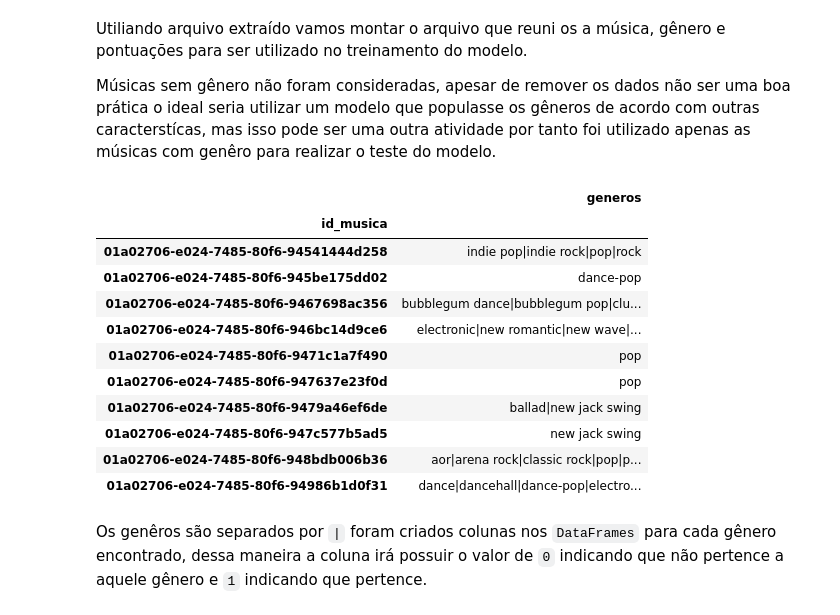
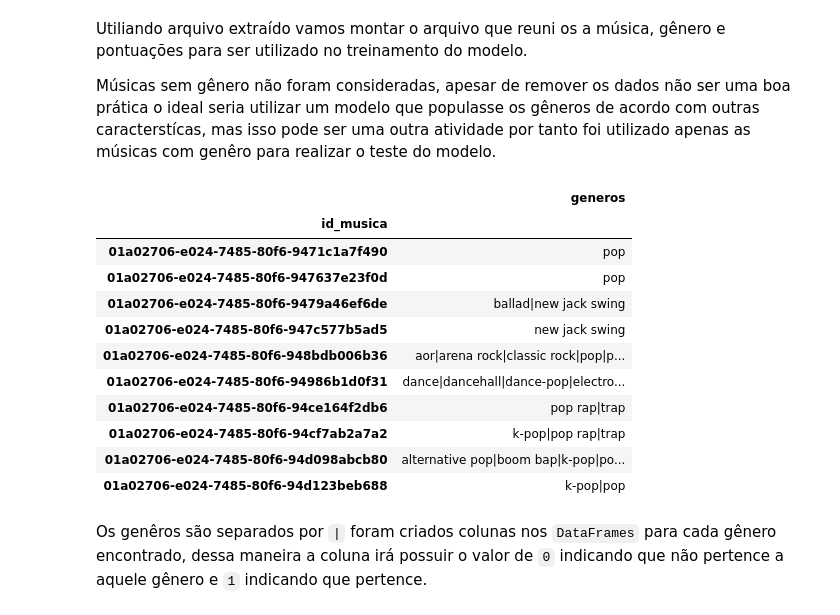
Before and after one commit to RicardoVessaro/bootcamp_ia_LAMIA, a Jupyter notebook: 11 - Lidando com Dados do Mundo Real/pratica/transformar_dados_musicbrainz_pratica.ipynb, the cells around one changed output. Cells and saved outputs as stored; diff of their text form; code cells hidden in the pictures.

Commit message:
Prática 11 - Lidando com Dados do Mundo Real
- Renomeia o arquivo referente a extração de dados da musicbrainz.
- Transforma novos dados para uso pelo próximo _notebook_.

```diff
--- a/11 - Lidando com Dados do Mundo Real/pratica/transformar_dados_musibrainz_pratica.ipynb
+++ b/11 - Lidando com Dados do Mundo Real/pratica/transformar_dados_musicbrainz_pratica.ipynb
@@ -11,28 +11,28 @@ mas isso pode ser uma outra atividade por tanto foi utilizado apenas as músicas
 # %%
 import pandas as pd
 
-PATH_DIRETORIO = 'dados/bkp/final_06/'
+PATH_DIRETORIO = 'dados/bkp/final_07/musicbrainz/'
 
 PATH_ARQUIVO_MUSICAS_GENEROS = PATH_DIRETORIO + 'musicas_generos.csv'
 
 musicas_generos_df = pd.read_csv(PATH_ARQUIVO_MUSICAS_GENEROS, sep=';', decimal=',')
 
 musicas_generos_df = musicas_generos_df.dropna().reset_index()[['id_musica', 'generos']].set_index('id_musica')
 
 musicas_generos_df.tail(10)
 # %% [output]
 |  | generos |
 | id_musica |  |
-| 01a02706-e024-7485-80f6-94541444d258 | indie pop|indie rock|pop|rock |
-| 01a02706-e024-7485-80f6-945be175dd02 | dance-pop |
-| 01a02706-e024-7485-80f6-9467698ac356 | bubblegum dance|bubblegum pop|clu... |
-| 01a02706-e024-7485-80f6-946bc14d9ce6 | electronic|new romantic|new wave|... |
 | 01a02706-e024-7485-80f6-9471c1a7f490 | pop |
 | 01a02706-e024-7485-80f6-947637e23f0d | pop |
 | 01a02706-e024-7485-80f6-9479a46ef6de | ballad|new jack swing |
 | 01a02706-e024-7485-80f6-947c577b5ad5 | new jack swing |
 | 01a02706-e024-7485-80f6-948bdb006b36 | aor|arena rock|classic rock|pop|p... |
 | 01a02706-e024-7485-80f6-94986b1d0f31 | dance|dancehall|dance-pop|electro... |
+| 01a02706-e024-7485-80f6-94ce164f2db6 | pop rap|trap |
+| 01a02706-e024-7485-80f6-94cf7ab2a7a2 | k-pop|pop rap|trap |
+| 01a02706-e024-7485-80f6-94d098abcb80 | alternative pop|boom bap|k-pop|po... |
+| 01a02706-e024-7485-80f6-94d123beb688 | k-pop|pop |
 # %% [markdown]
 Os genêros são separados por `|` foram criados colunas nos `DataFrames`
 para cada gênero encontrado, dessa maneira a coluna irá possuir o valor de `0` indicando que
```
Also changed, not shown: parts of 2 cells of this notebook, 3 other files.
